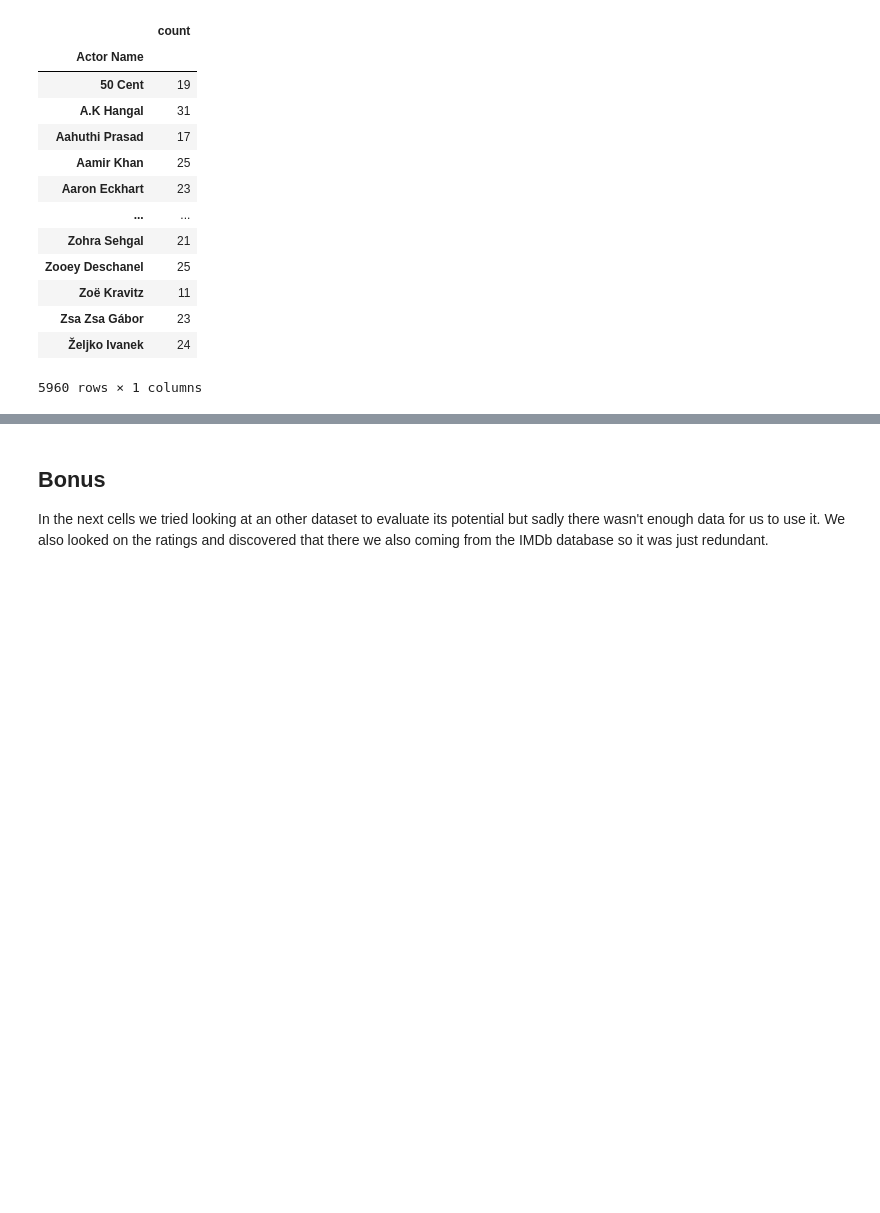
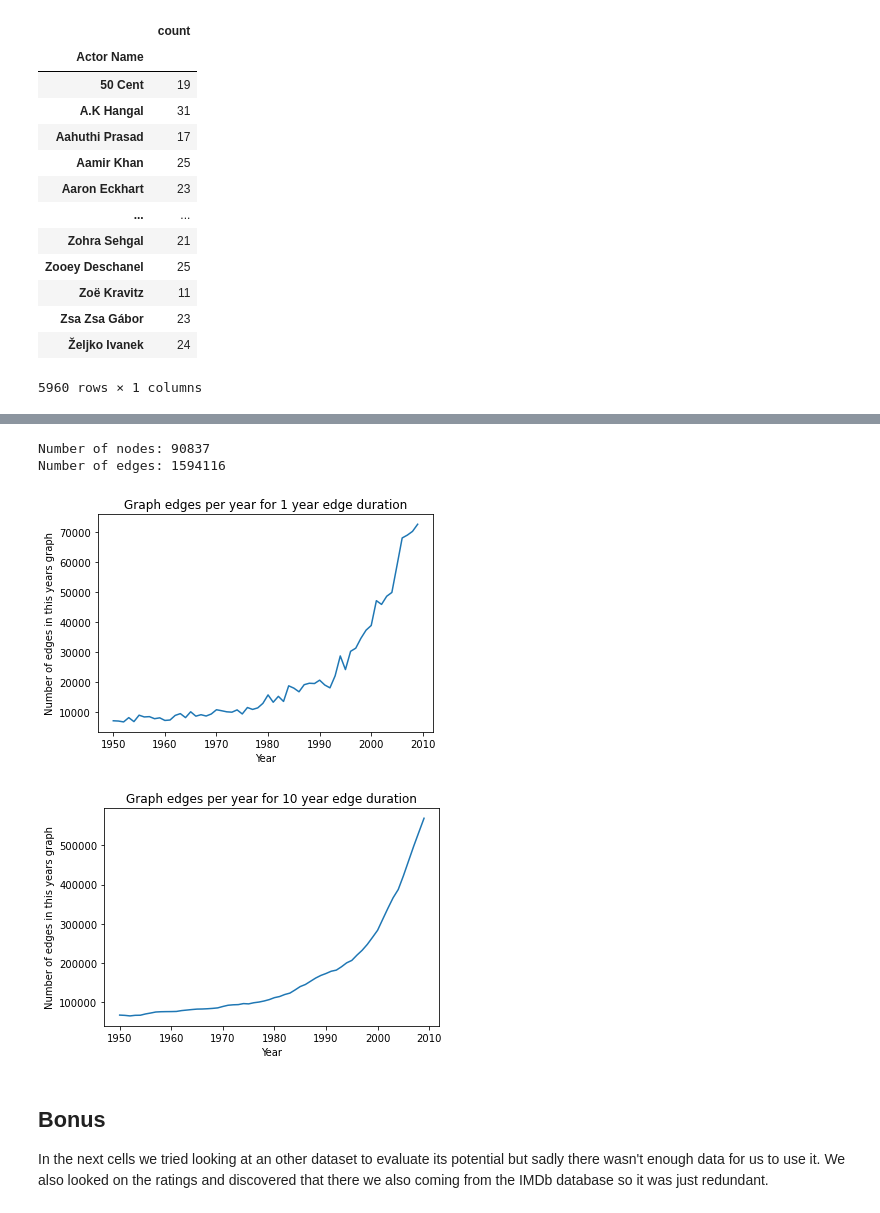
Before and after one commit to epfl-ada/ada-2022-project-datajugglers, a Jupyter notebook: Project_2.ipynb, the cells around one changed output, grey strips where cells are left out. Drawn from its saved outputs; the diff is of its cells as text; code cells hidden in the pictures; blank space fills up the shorter version.

```diff
--- a/Project_2.ipynb
+++ b/Project_2.ipynb
@@ -613,3 +651,57 @@ df_final_visualization[df_final_visualization['count']>10]
+# %%
+#graph with all edges
+graph_general = nx.Graph()
+graph_general.add_nodes_from(df_final['Actor Name'].unique().copy())
+
+for _, movie in tqdm(df_exploitable.iterrows(), total=df_exploitable.shape[0]):
+    wiki_movie_id = movie['Wikipedia movie ID']
+    movie_release_date = movie['Movie release date filtered']
+    connected = df_final[df_final['Wikipedia movie ID'] == wiki_movie_id]['Actor Name'].unique()
+    new_edges = [(actor1, actor2, {'date': movie_release_date}) for actor1 in connected for actor2 in connected]
+    graph_general.add_edges_from(new_edges)
+
+print(f'Number of nodes: {graph_general.number_of_nodes()}')
+print(f'Number of edges: {graph_general.number_of_edges()}')
+# %% [output]
+Number of nodes: 90837
+Number of edges: 1594116
+# %%
+#graph where the edges are created per year
+graph_helper = nx.Graph()
+graph_helper.add_nodes_from(graph_general)
+
+def graph_in_time_window(year_min, year_max):
+    graph_helper.clear_edges()
+
+    for actor1, actor2, attr in graph_general.edges(data=True):
+        if year_min <= attr['date'] <= year_max:
+            graph_helper.add_edge(actor1, actor2)
+
+def graph_in_year(year):
+    graph_in_time_window(year, year)
+
+
+edges_in_years = []
+edges_in_years10 = []
+for year in trange(1950, 2010):
+    graph_in_year(year)
+    edges_in_years.append(graph_helper.number_of_edges())
+    graph_in_time_window(year - 9, year)
+    edges_in_years10.append(graph_helper.number_of_edges())
+# %%
+plt.plot(list(range(1950, 2010)), edges_in_years)
+plt.title('Graph edges per year for 1 year edge duration')
+plt.ylabel('Number of edges in this years graph')
+plt.xlabel('Year')
+plt.show()
+plt.plot(list(range(1950, 2010)), edges_in_years10)
+plt.title('Graph edges per year for 10 year edge duration')
+plt.ylabel('Number of edges in this years graph')
+plt.xlabel('Year')
+plt.show()
+# %% [output]
+[figure, added]
+[figure, added]
 # %% [markdown]
 ## Bonus ##
 In the next cells we tried looking at an other dataset to evaluate its potential but sadly there wasn't enough data for us to use it. We also looked on the ratings and discovered that there we also coming from the IMDb database so it was just redundant.
```
Also changed, not shown: parts of 12 cells of this notebook.
